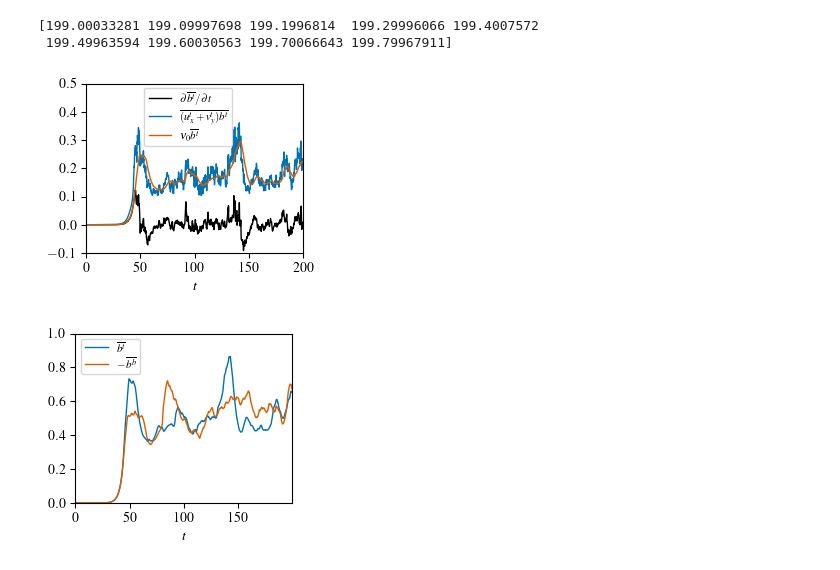
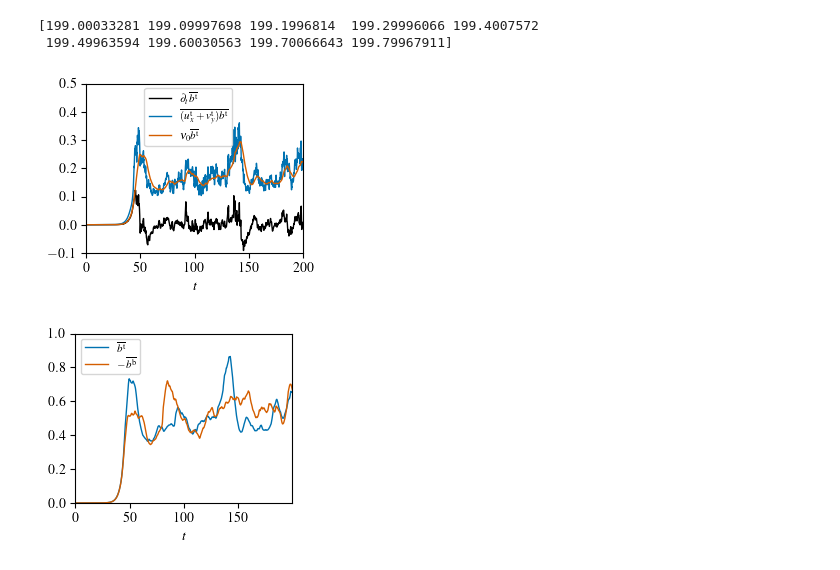
Before and after one commit to Empyreal092/QGp1_EadyTurb_2DFront_Public, a Jupyter notebook: Eady/plot/plot_btend.ipynb, the cells around one changed output. Cells and saved outputs as stored; diff of their text form; code cells hidden in the pictures.

```diff
--- a/Eady/plot/plot_btend.ipynb
+++ b/Eady/plot/plot_btend.ipynb
@@ -33,20 +33,20 @@ with h5py.File(dgname, mode='r') as file:
 # %%
 fig=plt.figure(figsize=(2.8, 2.2))
 
-plt.plot(dg_time_ary[1:], (avgbt_data[1:]-avgbt_data[0:-1])/0.1,'k',label="$\partial\overline{b^t}/\partial t$")
-plt.plot(dg_time_ary,avgdivbt_data,label="$\overline{(u^t_x+v^t_y)b^{t}}$")
-plt.plot(dg_time_ary,0.34*avgbt_data,label="$\\nu_0 \overline{b^t}$")
+plt.plot(dg_time_ary[1:], (avgbt_data[1:]-avgbt_data[0:-1])/0.1,'k',label="$\partial_t\overline{b^\mathrm{t}}$")
+plt.plot(dg_time_ary,avgdivbt_data,label="$\overline{(u^\mathrm{t}_x+v^\mathrm{t}_y)b^\mathrm{t}}$")
+plt.plot(dg_time_ary,0.34*avgbt_data,label="$\\nu_0 \overline{b^\mathrm{t}}$")
 
 plt.xlabel("$t$")
 plt.ylim(-0.1,0.5)
 plt.xlim(0,200)
 plt.legend(ncol=1, loc='best', bbox_to_anchor=(0.7,0.6))
 
 figname = 'figs/EadyQGpl_btend_Ro%.2f' %(Ro)
 figname = figname.replace(".", "d" ); figname = figname+'.pdf'
 plt.savefig(figname, bbox_inches='tight')
 # %% [output]
-[figure, old version]
+[figure, new version]
 # %%
 fig=plt.figure(figsize=(2.8, 2.2))
 
```
Also changed, not shown: parts of 1 cell of this notebook.
